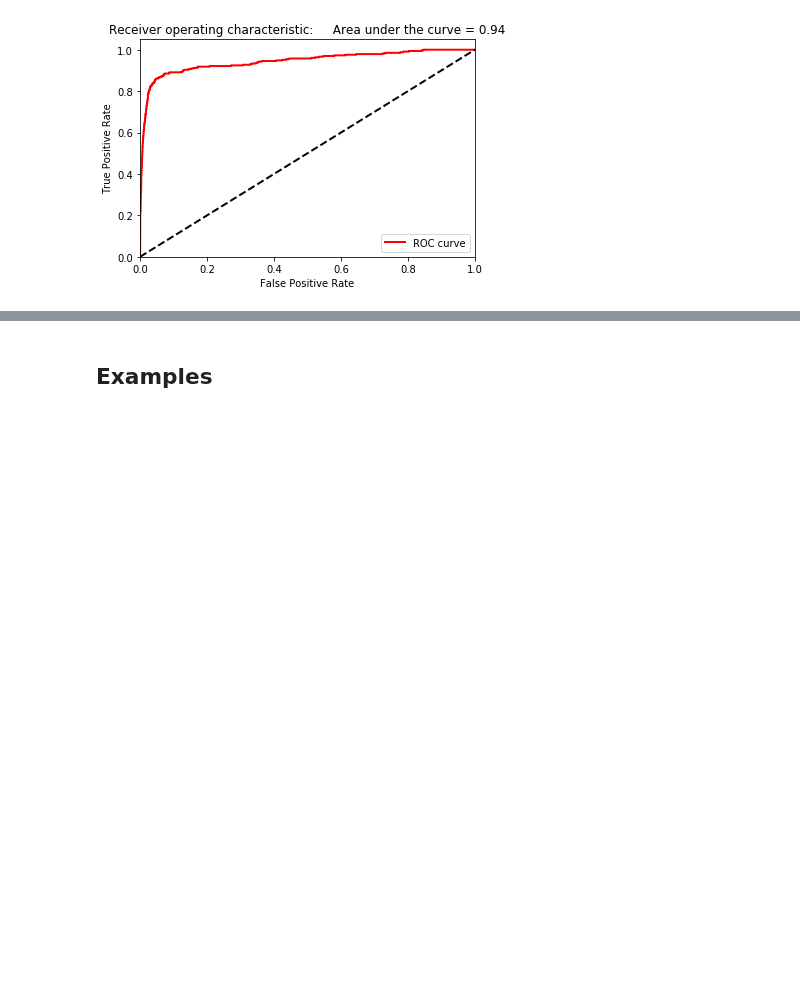
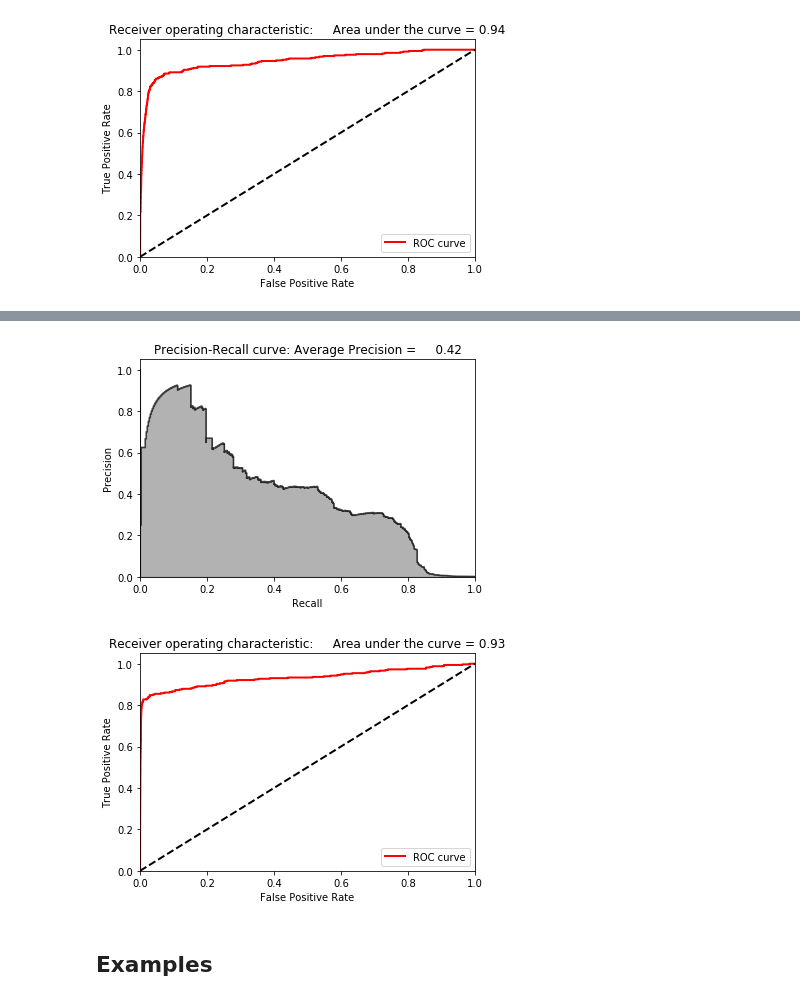
Before and after one commit to vinalyan/Data-Science, a Jupyter notebook: Machine_learning/Unsupervised Learning/Anomaly Detection.ipynb, the cells around one changed output, grey strips where cells are left out. Drawn from its saved outputs; the diff is of its cells as text; code cells hidden in the pictures; blank space fills up the shorter version.

```diff
--- a/Machine_learning/Unsupervised Learning/Anomaly Detection.ipynb
+++ b/Machine_learning/Unsupervised Learning/Anomaly Detection.ipynb
@@ -401,3 +425,11 @@ plotResults(y_train, anomalyScoresSRP)
+# %%
+X_train_miniBatchDictLearning_inverse = np.array(X_train_miniBatchDictLearning).dot(miniBatchDictLearning.components_)
+X_train_miniBatchDictLearning_inverse = pd.DataFrame(data=X_train_miniBatchDictLearning_inverse, index=X_train.index)
+anomalyScoresGRP = anomalyScores(X_train, X_train_miniBatchDictLearning_inverse)
+preds = plotResults(y_train, anomalyScoresGRP, True)
+# %% [output]
+[figure, added]
+[figure, added]
 # %% [markdown]
 ## Examples
 # %% [markdown]
```
Also changed, not shown: parts of 3 cells of this notebook.
